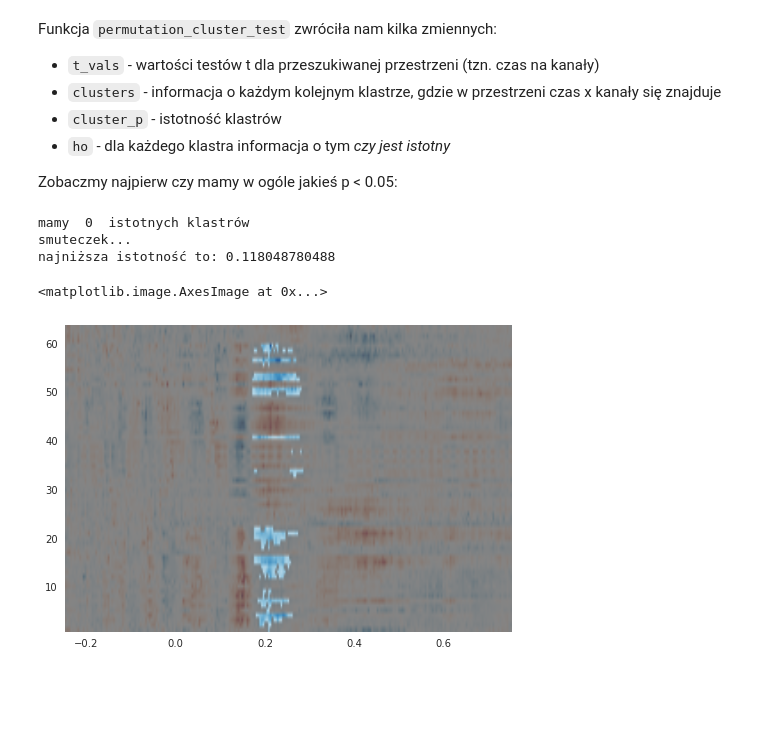
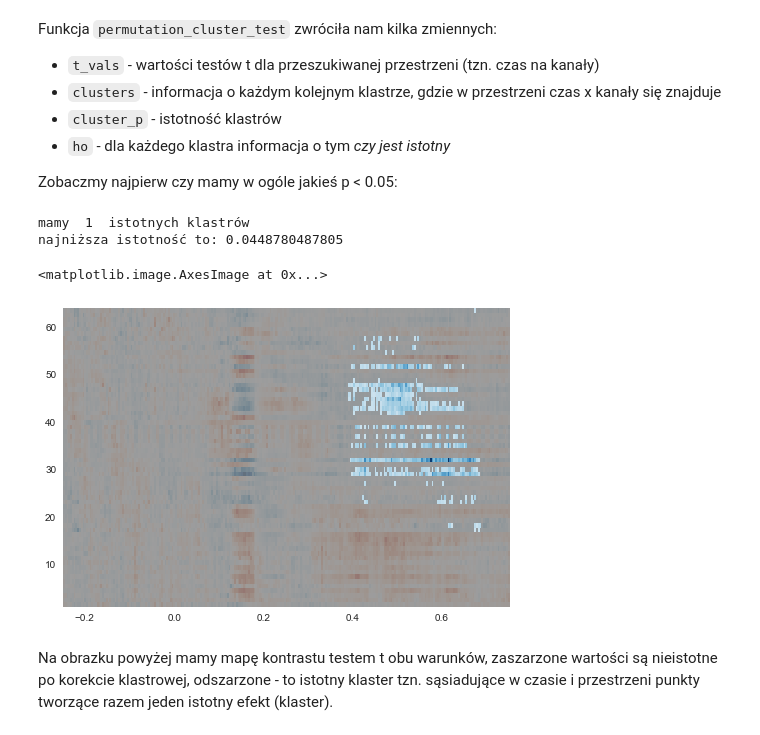
Before and after one commit to mmagnuski/mozg-rozpajton, a Jupyter notebook: notebooks/zajecia_5.ipynb, the cells around one changed output. Cells and saved outputs as stored; diff of their text form; code cells hidden in the pictures; blank space fills up the shorter version.

```diff
--- a/notebooks/zajecia_5.ipynb
+++ b/notebooks/zajecia_5.ipynb
@@ -287,10 +287,10 @@ Stwórz pustą listę `epoch_list` a następnie dodawaj do niej kolejne pliki za
 # %%
 epoch_list = list()
 
-for this_file in ____:
-    full_path = _____
-    epochs = read_epochs(full_path, verbose=False)
-    # i teraz appendujemy epochs do naszej listy
+for this_file in ____: # <- tu idziemy przez pliki
+    full_path = _____  # <- tutaj tworzymy pełną ścieżkę DLA DANEGO PLIKU
+    epochs = read_epochs(full_path, verbose=False)  # wczytujemy plik
+    ____ # <- tutaj musimy dodać wczytany plik do epoch_list za pomocą metody append
 # %% [markdown]
 Zauważyliście, że chwilę to trwało, prawda? Czasem warto jest coś wyświetlać podczas wczytywania
 kolejnych plików, aby było wiadomo, że jest progress:
@@ -719,23 +734,29 @@ cluster.plot_neighbours(epoch_list[0], chan_conn, color='cornflowerblue');
 from mne.stats import permutation_cluster_test
 from mypy.stats import ttest_rel_no_p
 
-
-cnd = ['face/0', 'car/0']
+# warunki, do każdego jedna lista
+cnd = ['face/180', 'car/180']
 face_erp = list()
 car_erp = list()
 
+# wybieramy odpowiednie kanaly
 ch_ind = [avg_erp.ch_names.index(ch) for ch in ch_names]
+# i tworzymy dla nich informację o sąsiedztwie
 chan_conn = cluster.construct_adjacency_matrix(ch_names, 'EGI64', sparse=True)
 
-# pętla !
+# pętla - robimy średnie dla warunków
 for this_epochs in epoch_list:
     face_erp.append(this_epochs[cnd[0]].average().data[ch_ind, :].T)
     car_erp.append(this_epochs[cnd[1]].average().data[ch_ind, :].T)
 
+# sklejamy w jedną macierz na warunek
 face_erp = np.stack(face_erp, axis=0)
 car_erp = np.stack(car_erp, axis=0)
 
+# łączymy warunki w jedną listę
 data = [face_erp, car_erp]
+
+# run test
 t_vals, clusters, cluster_p, h0 = permutation_cluster_test(
     data, threshold=2., stat_fun=ttest_rel_no_p, connectivity=chan_conn,
 	n_jobs=1, out_type='mask')
@@ -762,19 +783,23 @@ if np.sum(cluster_p < 0.05) == 0:
 lowest_p = cluster_p.min()
 print('najniższa istotność to:', lowest_p)
 # %% [output]
-mamy  0  istotnych klastrów
-smuteczek...
-najniższa istotność to: 0.118048780488
+mamy  1  istotnych klastrów
+najniższa istotność to: 0.0448780487805
 # %%
 from mypy.viz import add_image_mask
 
 show_cluster = clusters[cluster_p.argmin()]
 
+vmin, vmax = t_vals.min(), t_vals.max()
+vmax = np.abs([vmin, vmax]).max()
+vmin = -vmax
 img = plt.imshow(t_vals.T, cmap='RdBu_r', extent=(*avg_erp.times[[0, -1]], 1, len(ch_ind)),
-           origin='lower', aspect='auto')
+           origin='lower', aspect='auto', vmin=vmin, vmax=vmax)
 plt.grid('off')
 add_image_mask(show_cluster.T, axis=img.axes, extent=(*avg_erp.times[[0, -1]], 1, len(ch_ind)),
               origin='lower', aspect='auto')
 # %% [output]
 <matplotlib.image.AxesImage at 0x...>
-[figure, old version]
+[figure, new version]
+# %% [markdown]
+Na obrazku powyżej mamy mapę kontrastu testem t obu warunków, zaszarzone wartości są nieistotne po korekcie klastrowej, odszarzone - to istotny klaster tzn. sąsiadujące w czasie i przestrzeni punkty tworzące razem jeden istotny efekt (klaster).
```
Also changed, not shown: parts of 45 cells of this notebook.
